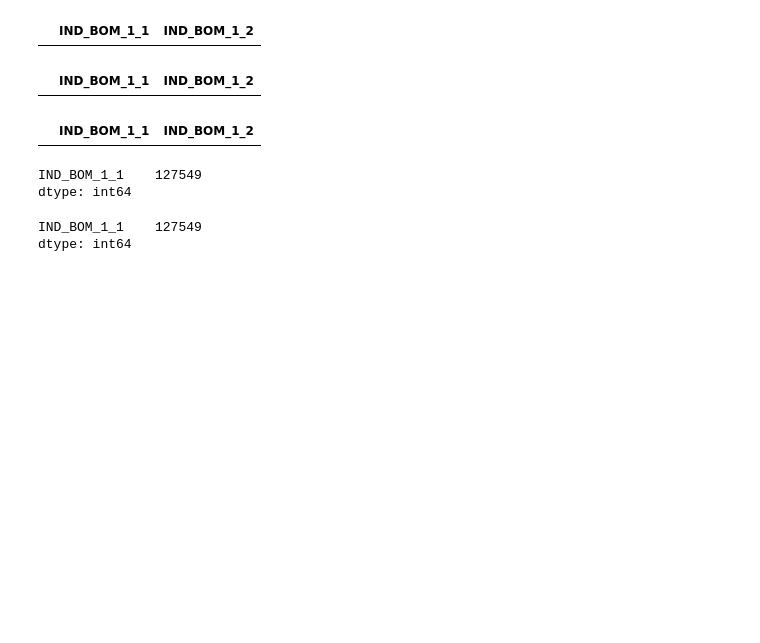
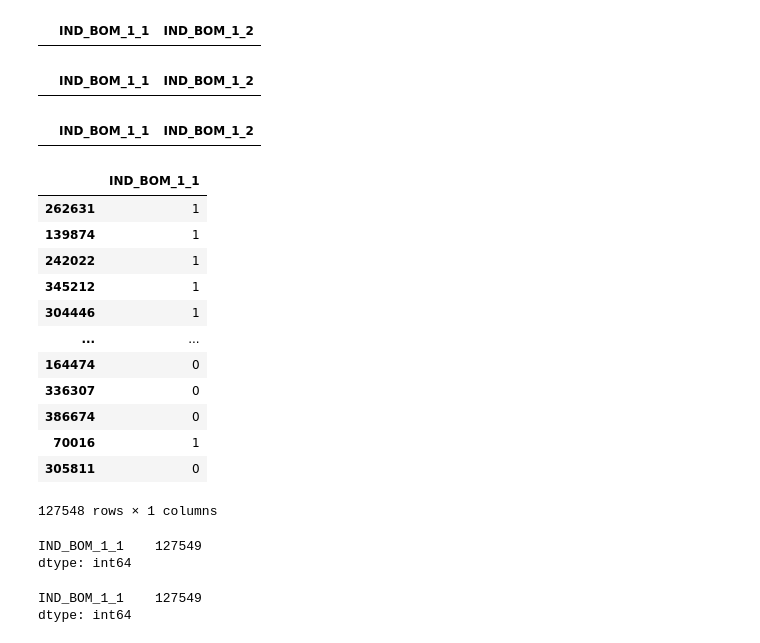
Before and after one commit to LucasThierry/Neural-Networks-21.1, a Jupyter notebook: Projeto.ipynb, the cells around one changed output. Saved outputs shown, nothing was run; the diff lists cells and outputs as text; code cells hidden in the pictures; blank space fills up the shorter version.

```diff
--- a/Projeto.ipynb
+++ b/Projeto.ipynb
@@ -188,6 +195,22 @@ y_test[(y_test['IND_BOM_1_1']==1) & (y_test['IND_BOM_1_2']==1)]
 y_train2 = y_train.drop(columns=['IND_BOM_1_2'])
 y_validate2 = y_validate.drop(columns=['IND_BOM_1_2'])
 y_test2 = y_test.drop(columns=['IND_BOM_1_2'])
+# %%
+y_validate2
+# %% [output]
+|  | IND_BOM_1_1 |
+| 262631 | 1 |
+| 139874 | 1 |
+| 242022 | 1 |
+| 345212 | 1 |
+| 304446 | 1 |
+| ... | ... |
+| 164474 | 0 |
+| 336307 | 0 |
+| 386674 | 0 |
+| 70016 | 1 |
+| 305811 | 0 |
+127548 rows × 1 columns
 # %%
 y_train2[y_train2['IND_BOM_1_1']==1].count()
 # %% [output]
```
Also changed, not shown: parts of 26 cells of this notebook.
